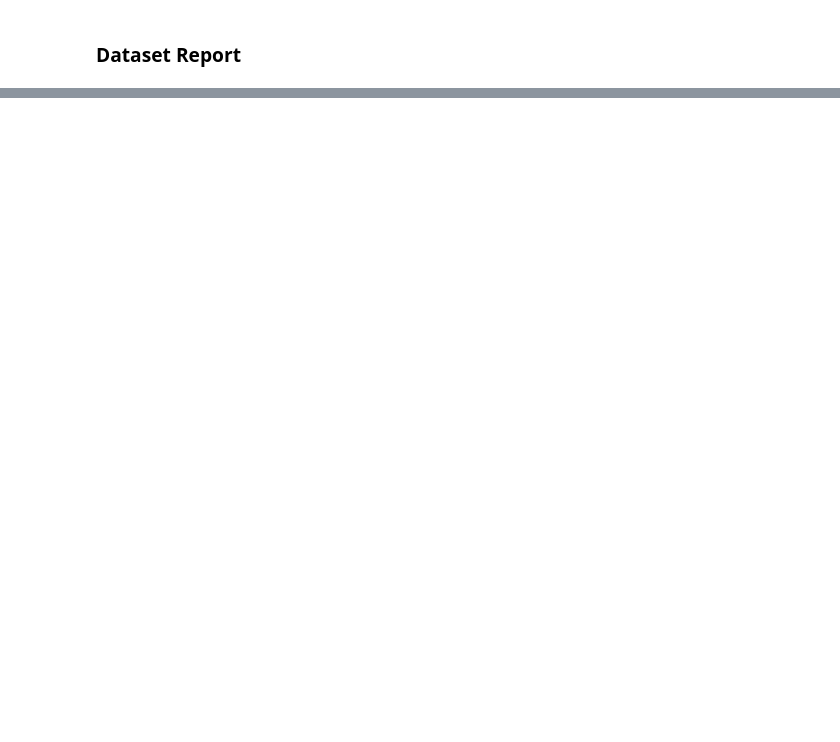
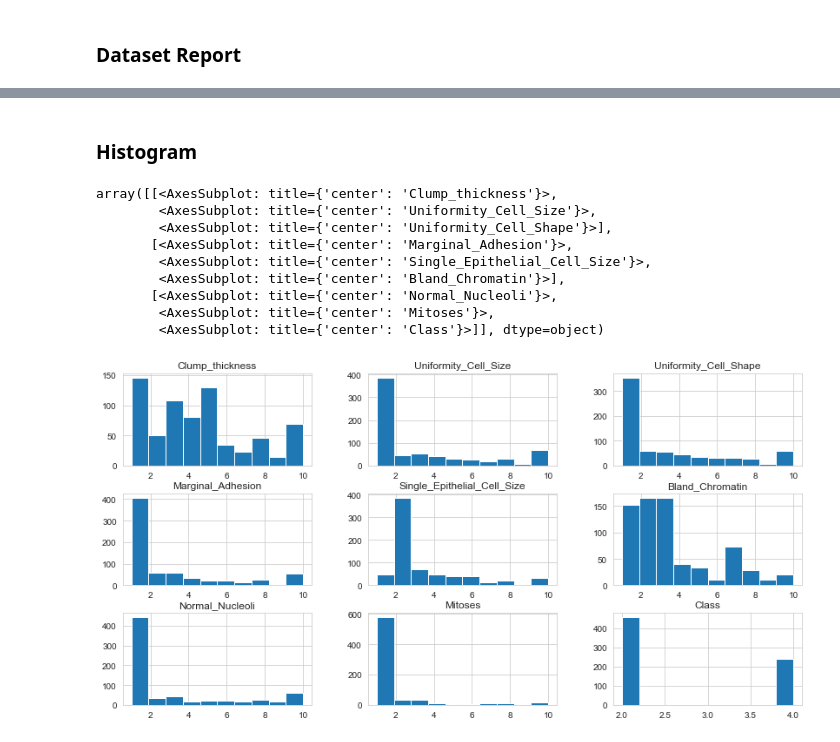
Before and after one commit to Sargundeep/ML_Cheat_Sheet, a Jupyter notebook: KNN Classifier/KNN.ipynb, the cells around one changed output, grey strips where cells are left out. Drawn from its saved outputs; the diff is of its cells as text; code cells hidden in the pictures; blank space fills up the shorter version.

```diff
--- a/KNN Classifier/KNN.ipynb
+++ b/KNN Classifier/KNN.ipynb
@@ -51,4 +52,4 @@ Index(['Id', 'Clump_thickness', 'Uniformity_Cell_Size',
 # %% [markdown]
 Dropping "Id" Column as it is useless
 # %%
-df.drop(['Id'], axis =1).head(5)
+df = df.drop(['Id'], axis =1)
@@ -70,0 +78,2 @@ ProfileReport(df, title='Wine Quality Dataset Report', minimal=True, progress_ba
+# %%
+df = df.replace('?',0)
@@ -70,0 +123,15 @@ ProfileReport(df, title='Wine Quality Dataset Report', minimal=True, progress_ba
+# %% [markdown]
+### Histogram
+# %%
+df.hist(figsize = (14,7))
+# %% [output]
+array([[<AxesSubplot: title={'center': 'Clump_thickness'}>,
+        <AxesSubplot: title={'center': 'Uniformity_Cell_Size'}>,
+        <AxesSubplot: title={'center': 'Uniformity_Cell_Shape'}>],
+       [<AxesSubplot: title={'center': 'Marginal_Adhesion'}>,
+        <AxesSubplot: title={'center': 'Single_Epithelial_Cell_Size'}>,
+        <AxesSubplot: title={'center': 'Bland_Chromatin'}>],
+       [<AxesSubplot: title={'center': 'Normal_Nucleoli'}>,
+        <AxesSubplot: title={'center': 'Mitoses'}>,
+        <AxesSubplot: title={'center': 'Class'}>]], dtype=object)
+[figure, added]
```
Also changed, not shown: parts of 75 cells of this notebook.
